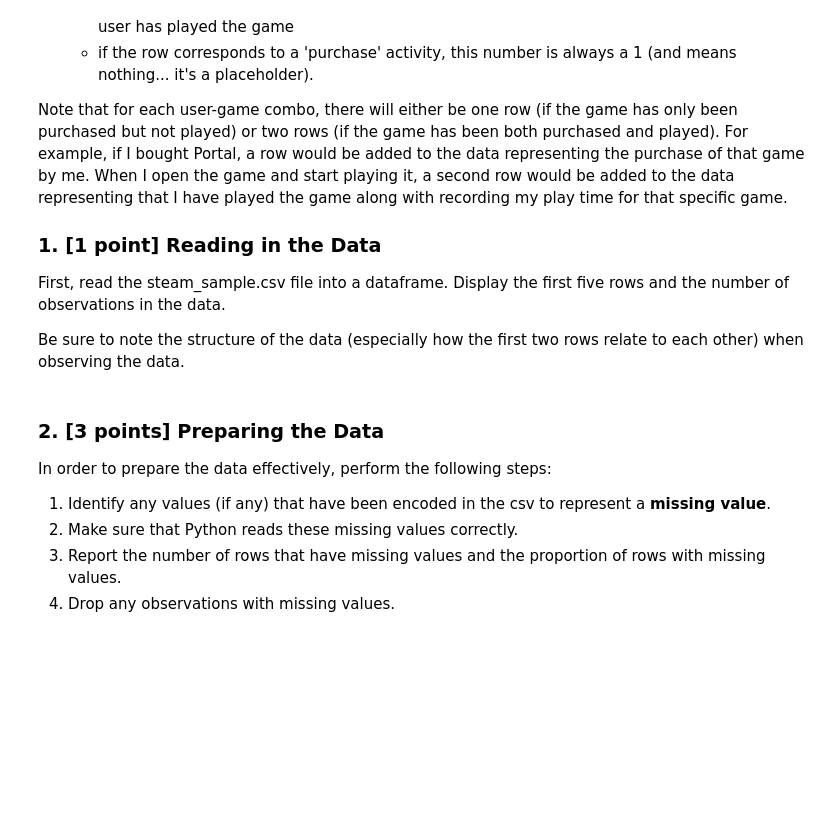
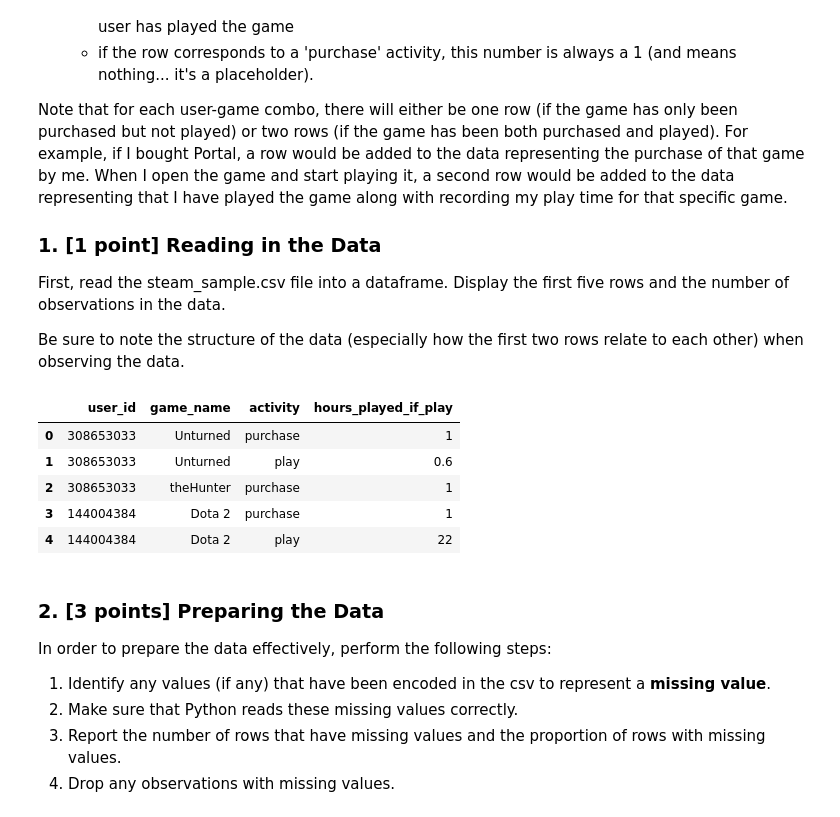
Before and after one commit to MatthewMandhyan/Stat207_clone, a Jupyter notebook: lab_02/lab_02.ipynb, the cells around one changed output. Cells and saved outputs as stored; diff of their text form; code cells hidden in the pictures; blank space fills up the shorter version.

```diff
--- a/lab_02/lab_02.ipynb
+++ b/lab_02/lab_02.ipynb
@@ -72,3 +79,12 @@ Be sure to note the structure of the data (especially how the first two rows rel
+# %%
+df.head()
+# %% [output]
+|  | user_id | game_name | activity | hours_played_if_play |
+| 0 | 308653033 | Unturned | purchase | 1 |
+| 1 | 308653033 | Unturned | play | 0.6 |
+| 2 | 308653033 | theHunter | purchase | 1 |
+| 3 | 144004384 | Dota 2 | purchase | 1 |
+| 4 | 144004384 | Dota 2 | play | 22 |
 # %% [markdown]
 ### 2. [3 points] Preparing the Data
 
```
Also changed, not shown: parts of 16 cells of this notebook.
